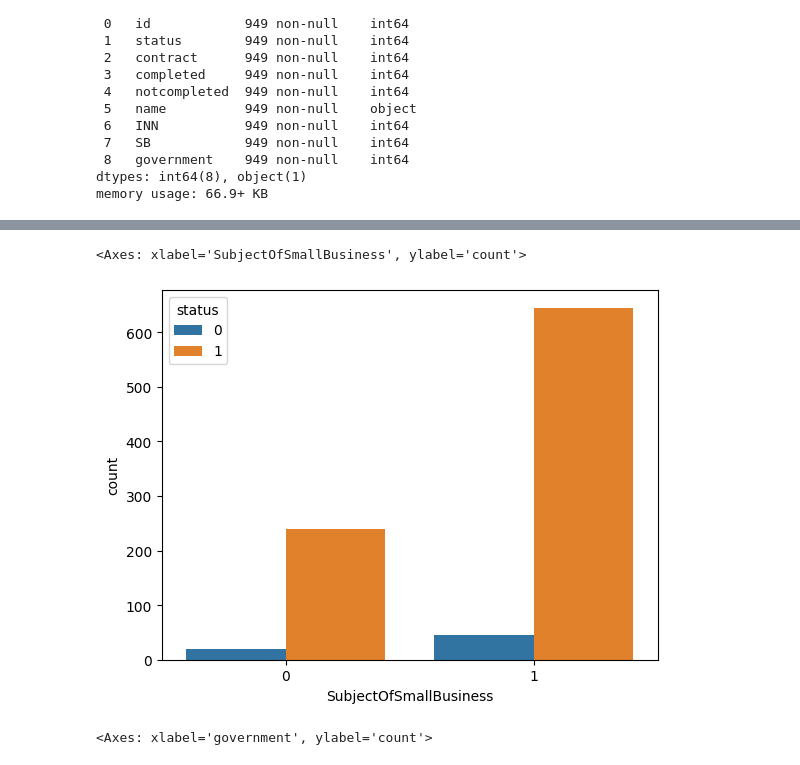
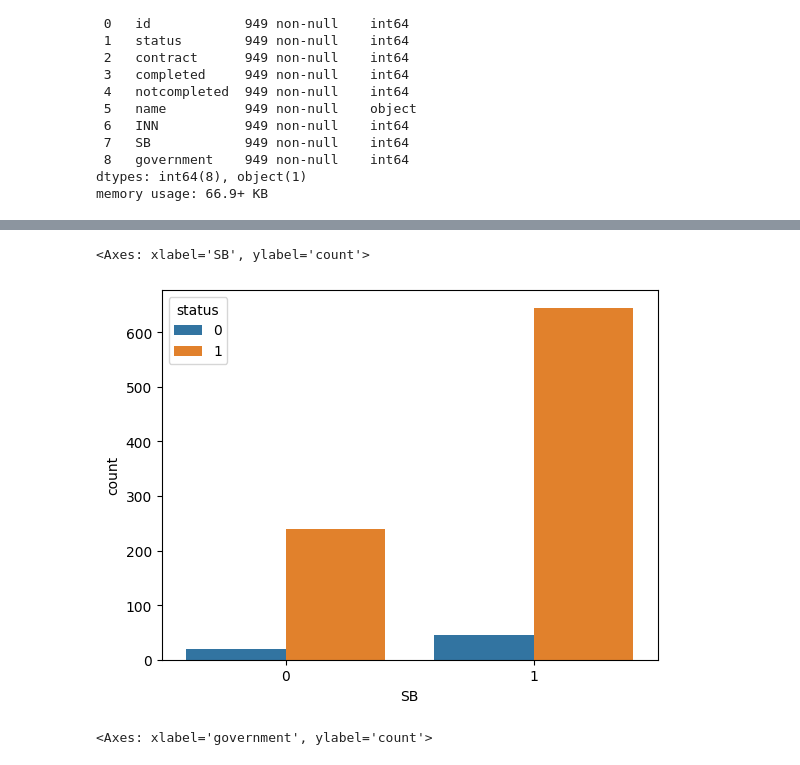
Before and after one commit to Leksandretta/inno_arch, a Jupyter notebook: ml_itog.ipynb, the cells around one changed output, grey strips where cells are left out. Saved outputs shown, nothing was run; the diff lists cells and outputs as text; code cells hidden in the pictures.

```diff
--- a/ml_itog.ipynb
+++ b/ml_itog.ipynb
@@ -66,10 +66,10 @@ train.describe(include='all')
 | max | 2.612805e+09 | 1.000000 | 70.000000 | 67.000000 | 7.000000 | NaN | 9.731007e+09 | 1.000000 | 1.000000 |
 # %%
 # Какие предприятия чаще оказываются ненадежными? Результат: субъекты МСП
-sns.countplot(x = 'SubjectOfSmallBusiness', hue = 'status', data = train)
+sns.countplot(x = 'SB', hue = 'status', data = train)
 # %% [output]
-<Axes: xlabel='SubjectOfSmallBusiness', ylabel='count'>
+<Axes: xlabel='SB', ylabel='count'>
-[figure, old version]
+[figure, new version]
 # %%
 # Какие предприятия чаще оказываются ненадежными? Результат: негосударственные компании
 sns.countplot(x = 'government', hue = 'status', data = train)
```
Also changed, not shown: parts of 5 cells of this notebook.
